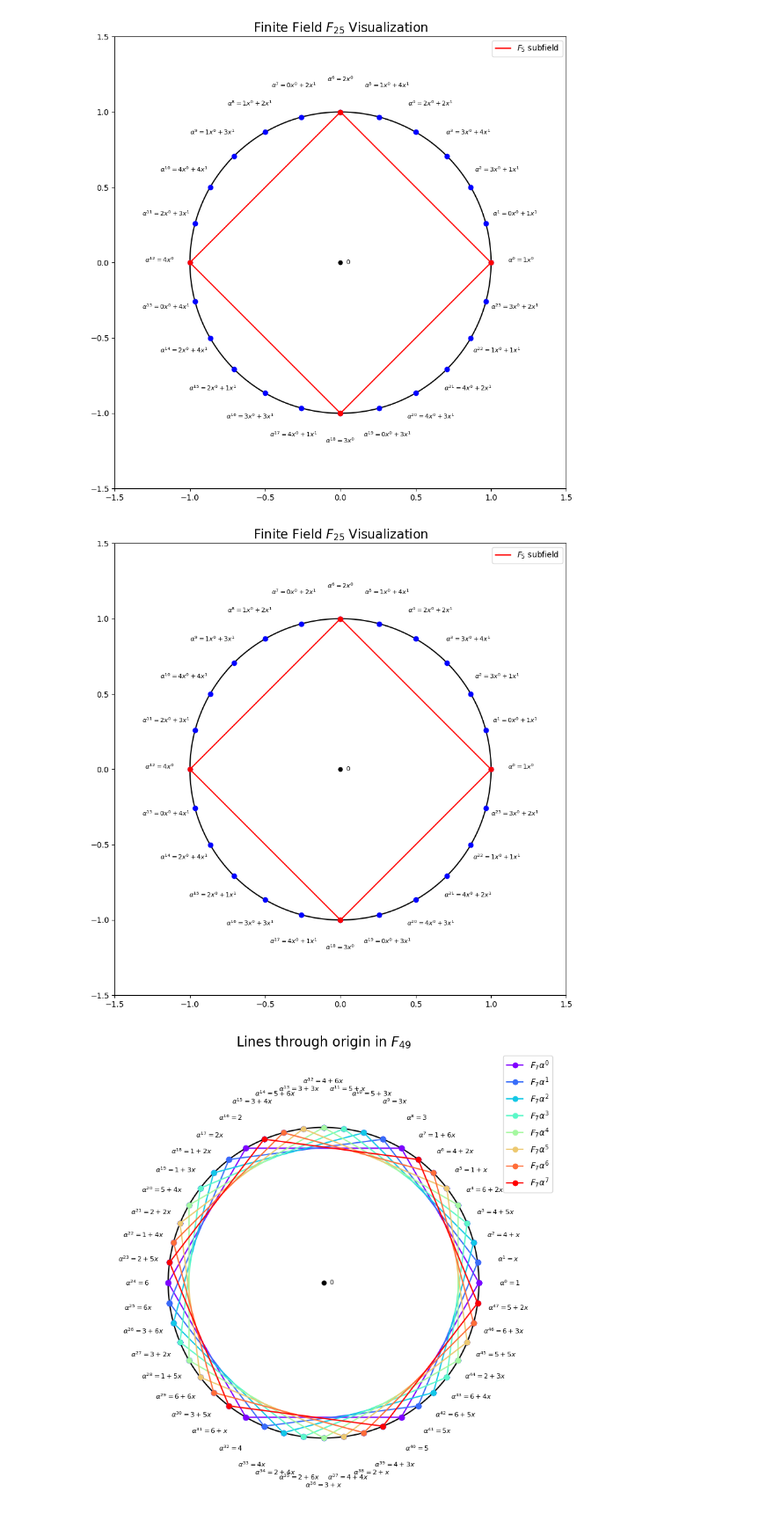
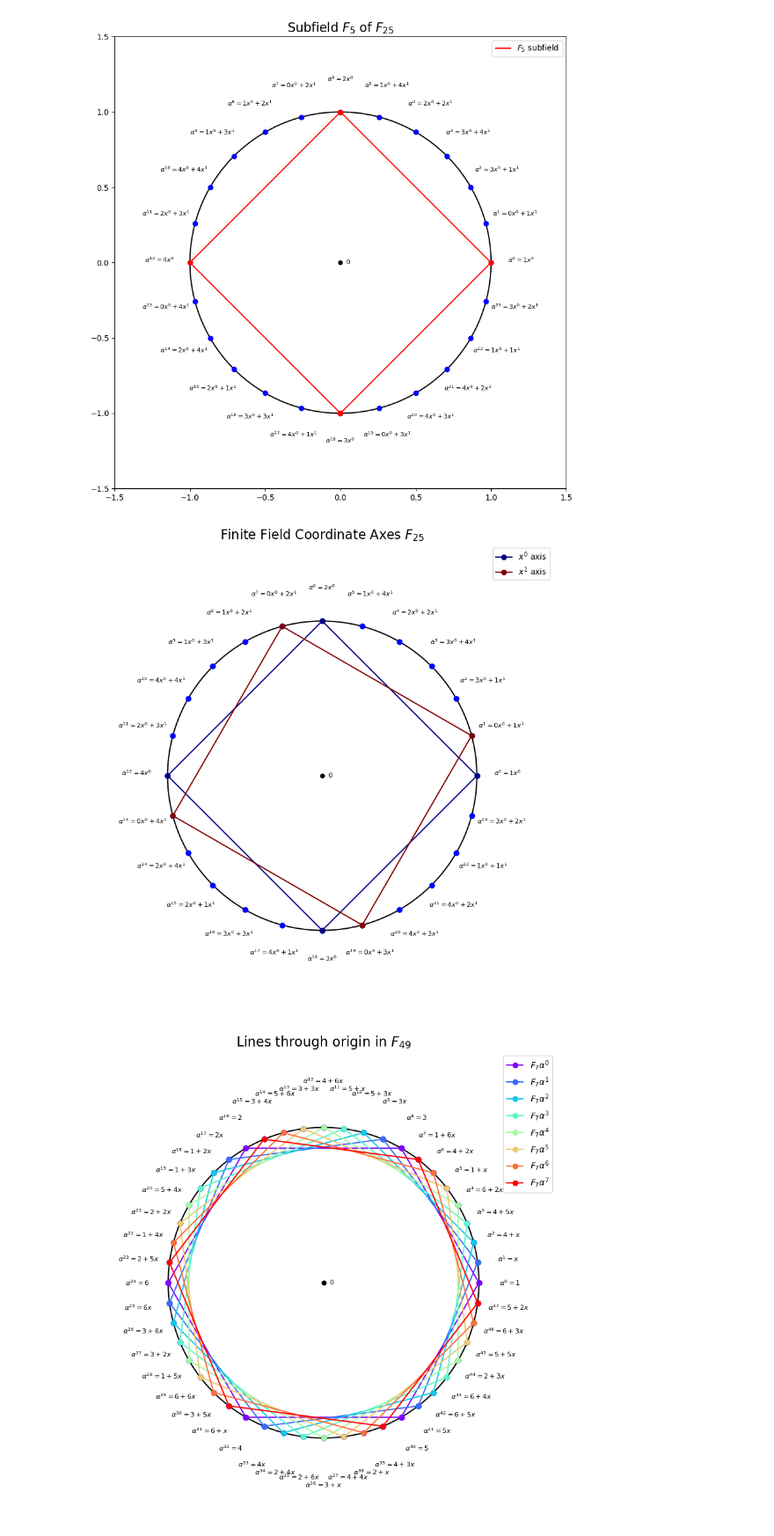
Before and after one commit to jacksonwalters/viz, a Jupyter notebook: finite_field/finite_field_visualization.ipynb, the cells around one changed output. Shown at 88% size. Drawn from its saved outputs; the diff is of its cells as text; code cells hidden in the pictures.

```diff
--- a/finite_field/finite_field_visualization.ipynb
+++ b/finite_field/finite_field_visualization.ipynb
@@ -60,11 +63,16 @@ def plot_finite_field(q,output_filename=None):
 # %%
 # Example usage
 p = 5; r = 2; q = p**r;
-plot_finite_field(5**2, output_filename=f"images/finite_field_{q}.jpeg")
+plot_subfield_finite_field(5**2, output_filename=f"images/subfield_finite_field_{q}.jpeg")
 # %% [output]
-[figure, old version]
+[figure, new version]
 # %%
-def plot_finite_field(q, output_filename=None):
+"""
+- plot the r coordinate axes of the finite field F_q if q=p^r, so F_q is r dim'l over F_p
+- we compute the span_{F_p}{x^i} for a basis {x^i}_{i=0}^{r-1} of F_q over F_p
+"""
+
+def plot_coordinate_axes_finite_field(q, output_filename=None):
 
     F = GF(q, repr="poly")  # Finite field of order q
     p = F.characteristic()  # Characteristic of the field
@@ -113,7 +121,7 @@ def plot_finite_field(q, output_filename=None):
     # Adjust plot aesthetics
     ax.set_xlim(-1.5, 1.5)
     ax.set_ylim(-1.5, 1.5)
-    ax.set_title(f"Finite Field Axes $F_{{{q}}}$", fontsize=16)
+    ax.set_title(f"Finite Field Coordinate Axes $F_{{{q}}}$", fontsize=16)
     ax.legend(loc='upper right')
 
     # Remove axes and border
@@ -132,9 +140,9 @@ def plot_finite_field(q, output_filename=None):
 # %%
 # Example usage
 p = 5; r = 2; q = p**r;
-plot_finite_field(q, output_filename=f"images/finite_field_axes_{q}.jpeg")
+plot_coordinate_axes_finite_field(q, output_filename=f"images/finite_field_coordinate_axes_{q}.jpeg")
 # %% [output]
-[figure, old version]
+[figure, new version]
 # %%
 """
 - note Proj(F_q) is defined as the set of all lines through the origin in the vector space F_{q^2}
```
Also changed, not shown: parts of 2 cells of this notebook, 11 other files.
